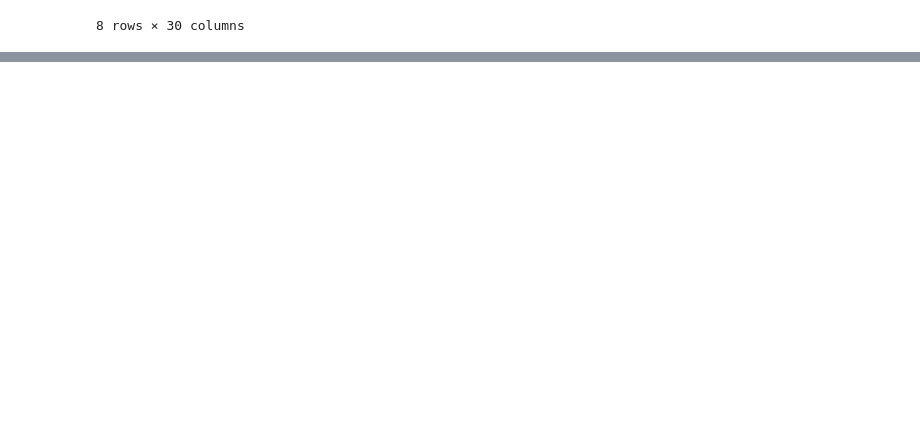
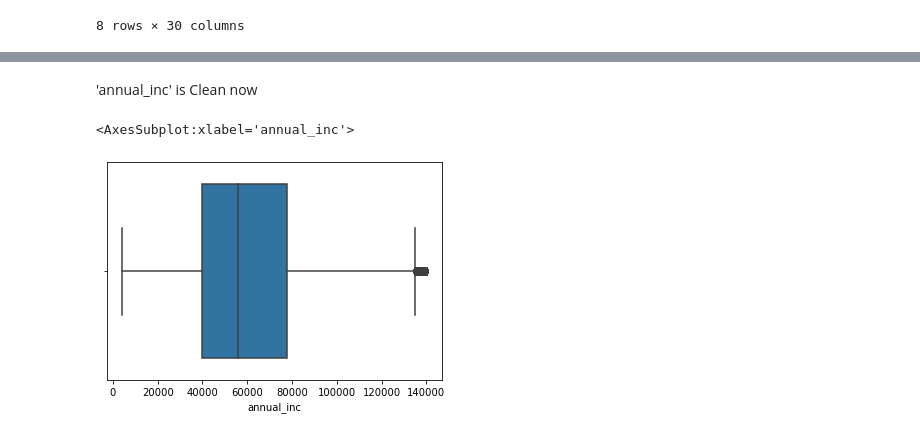
Before and after one commit to ShwetaRRao2511/EDAAssignment, a Jupyter notebook: Lending_Club_UseCase.ipynb, the cells around one changed output, grey strips where cells are left out. Drawn from its saved outputs; the diff is of its cells as text; code cells hidden in the pictures; blank space fills up the shorter version.

```diff
--- a/Lending_Club_UseCase.ipynb
+++ b/Lending_Club_UseCase.ipynb
@@ -390,0 +616,10 @@ df.describe()
+# %%
+per_95_annual_inc = df['annual_inc'].quantile(0.95)
+df = df[df.annual_inc <= per_95_annual_inc]
+# %% [markdown]
+'annual_inc' is Clean now
+# %%
+sns.boxplot(df.annual_inc)
+# %% [output]
+<AxesSubplot:xlabel='annual_inc'>
+[figure, added]
```
Also changed, not shown: parts of 47 cells of this notebook.
